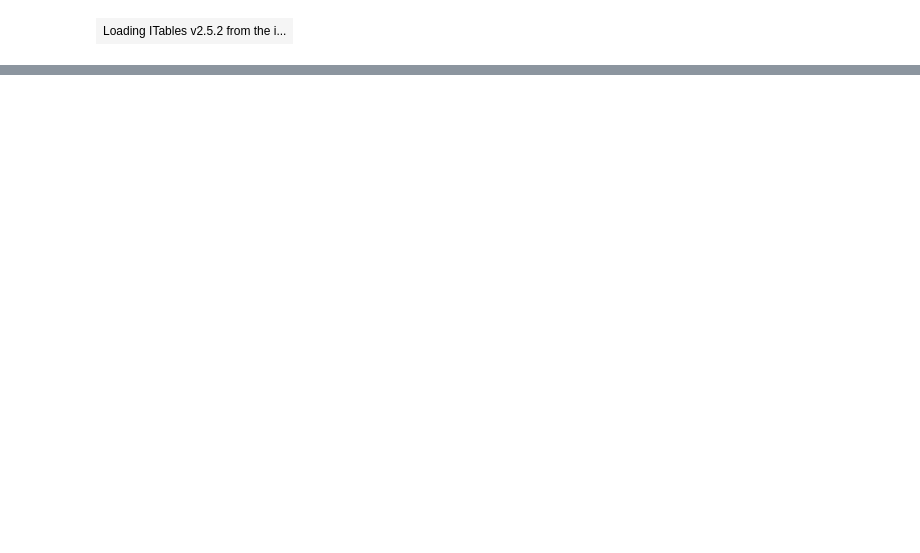
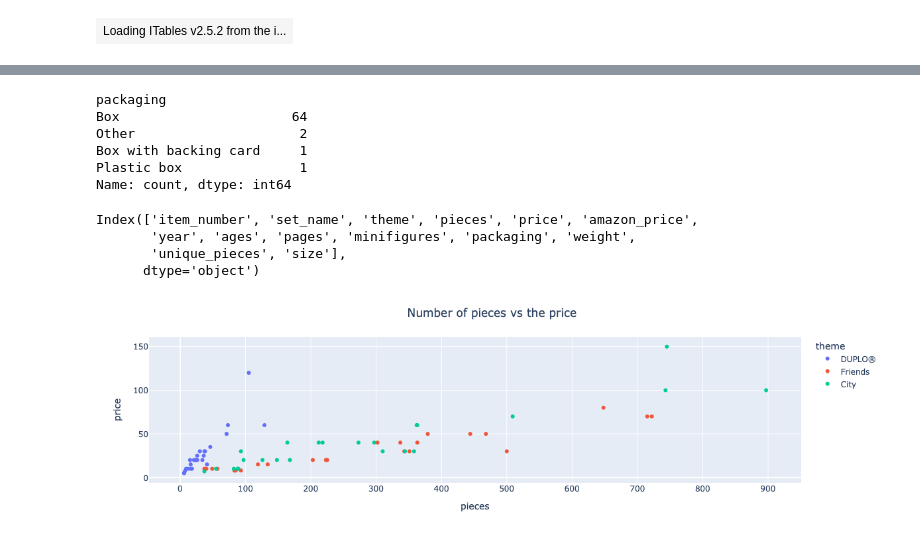
Before and after one commit to Jhawks25/DATA-101-Jackson-Hawks-Code, a Jupyter notebook: Exam 1/Untitled.ipynb, the cells around one changed output, grey strips where cells are left out. Cells and saved outputs as stored; diff of their text form; code cells hidden in the pictures; blank space fills up the shorter version.

```diff
--- a/Exam 1/Untitled.ipynb
+++ b/Exam 1/Untitled.ipynb
@@ -29,0 +175,9 @@ D.
+# %%
+DF[['packaging']].value_counts()
+# %% [output]
+packaging
+Box                      64
+Other                     2
+Box with backing card     1
+Plastic box               1
+Name: count, dtype: int64
@@ -29,0 +188,21 @@ D.
+# %%
+DF.columns
+# %% [output]
+Index(['item_number', 'set_name', 'theme', 'pieces', 'price', 'amazon_price',
+       'year', 'ages', 'pages', 'minifigures', 'packaging', 'weight',
+       'unique_pieces', 'size'],
+      dtype='object')
+# %%
+# fig scatter plot of the number of piecies vs the price
+fig = px.scatter(DF,
+                 x='pieces',
+                 y='price',
+                 hover_data= 'set_name',
+                 color= 'theme')
+fig.update_layout(title='Number of pieces vs the price',
+                  title_x=0.5,
+                  xaxis_title='pieces',
+                  yaxis_title='price')
+fig.show()
+# %% [output]
+[figure, added]
```
Also changed, not shown: parts of 55 cells of this notebook.
